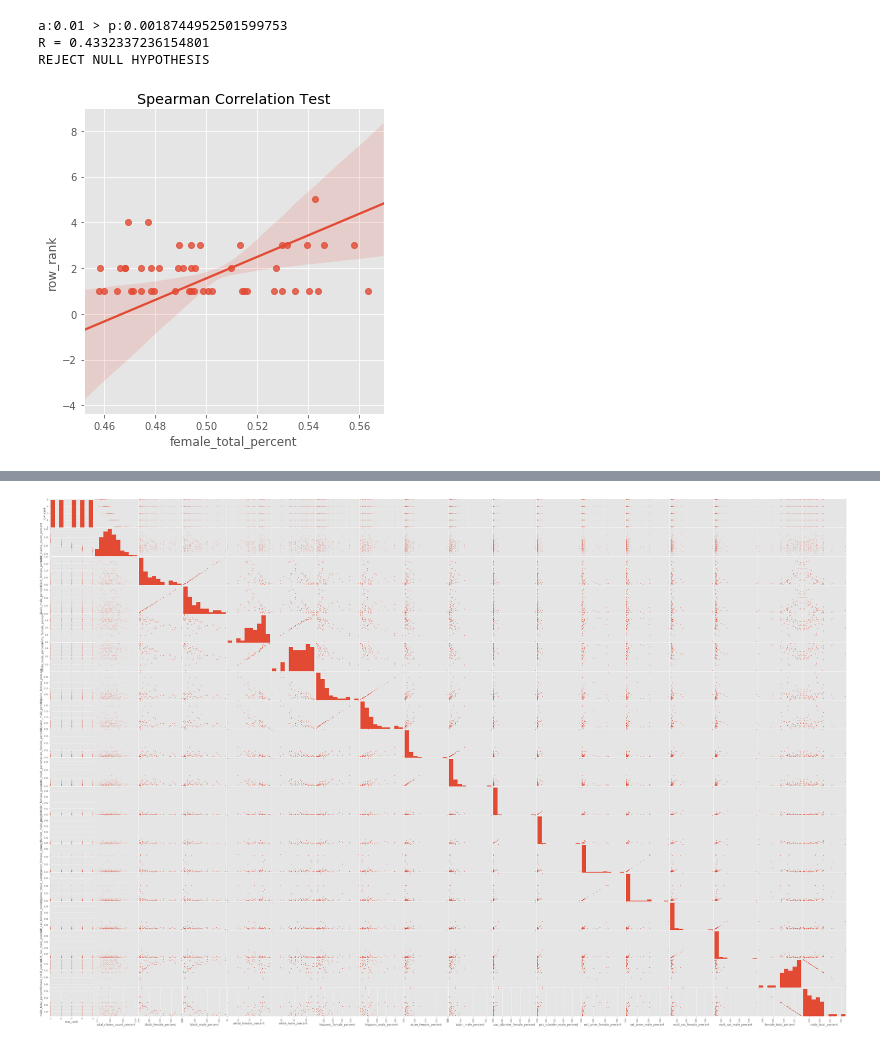
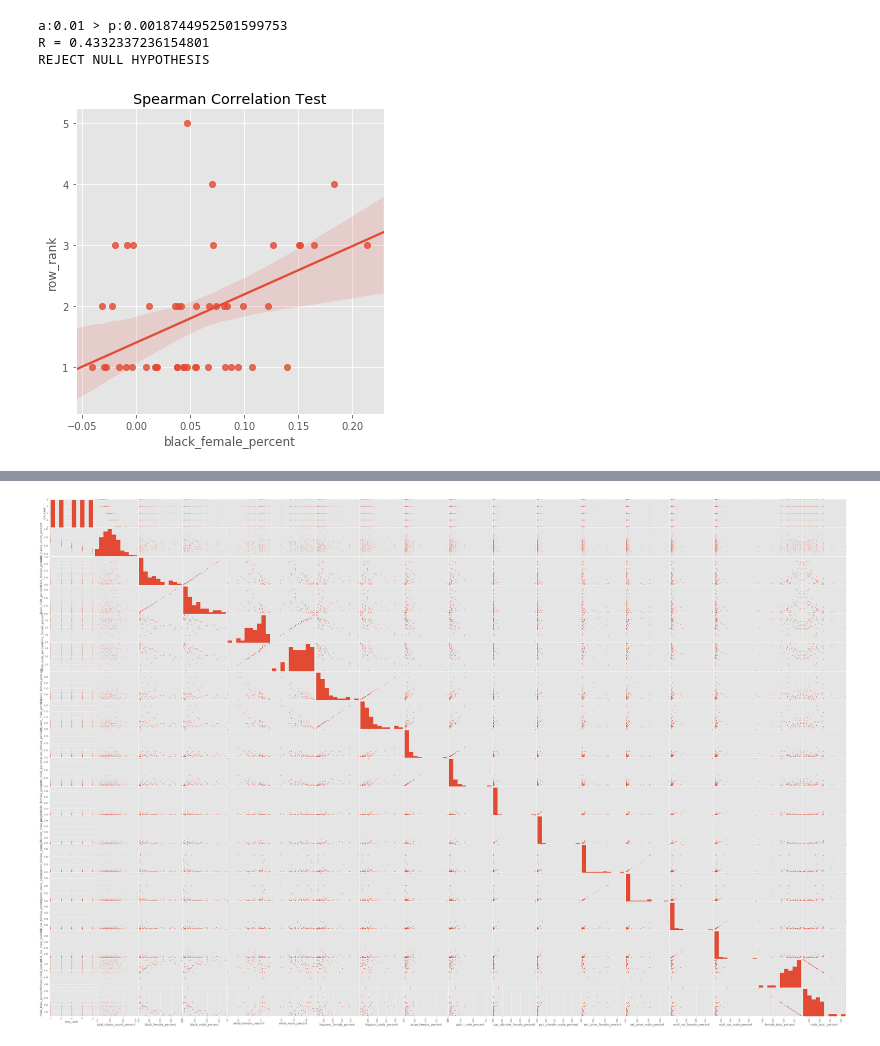
Before and after one commit to Prvargas/Where_Are_The_Drugs, a Jupyter notebook: Health_Care_Query_Clean.ipynb, the cells around one changed output, grey strips where cells are left out. Saved outputs shown, nothing was run; the diff lists cells and outputs as text; code cells hidden in the pictures.

```diff
--- a/Health_Care_Query_Clean.ipynb
+++ b/Health_Care_Query_Clean.ipynb
@@ -416,12 +416,12 @@ REJECT NULL HYPOTHESIS
 # %%
 #There is a significant correlation between female population percentage and row rank
 #Lets view this graphically
 
-fem_rank = filter_DF(consol_percent_2014_df,'drug_name','LEVOTHYROXINE SODIUM')[['female_total_percent','row_rank']]
+fem_rank = filter_DF(consol_percent_2014_df,'drug_name','LEVOTHYROXINE SODIUM')[['black_female_percent','row_rank']]
 fem_rank
-sns.lmplot(x='female_total_percent', y='row_rank', data=fem_rank, x_jitter=.05)
+sns.lmplot(x='black_female_percent', y='row_rank', data=fem_rank, x_jitter=.05)
 plt.title('Spearman Correlation Test');
 # %% [output]
-[figure, old version]
+[figure, new version]
 # %%
 #Lets research different variables in our data
```
Also changed, not shown: parts of 3 cells of this notebook, 17 other files.
